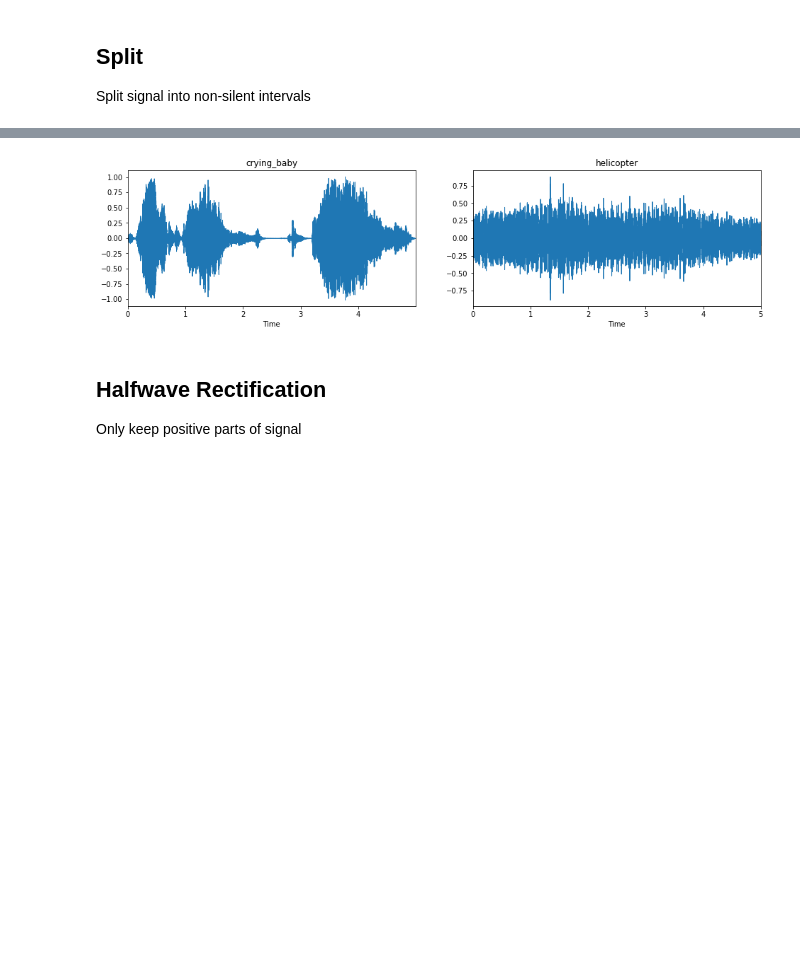
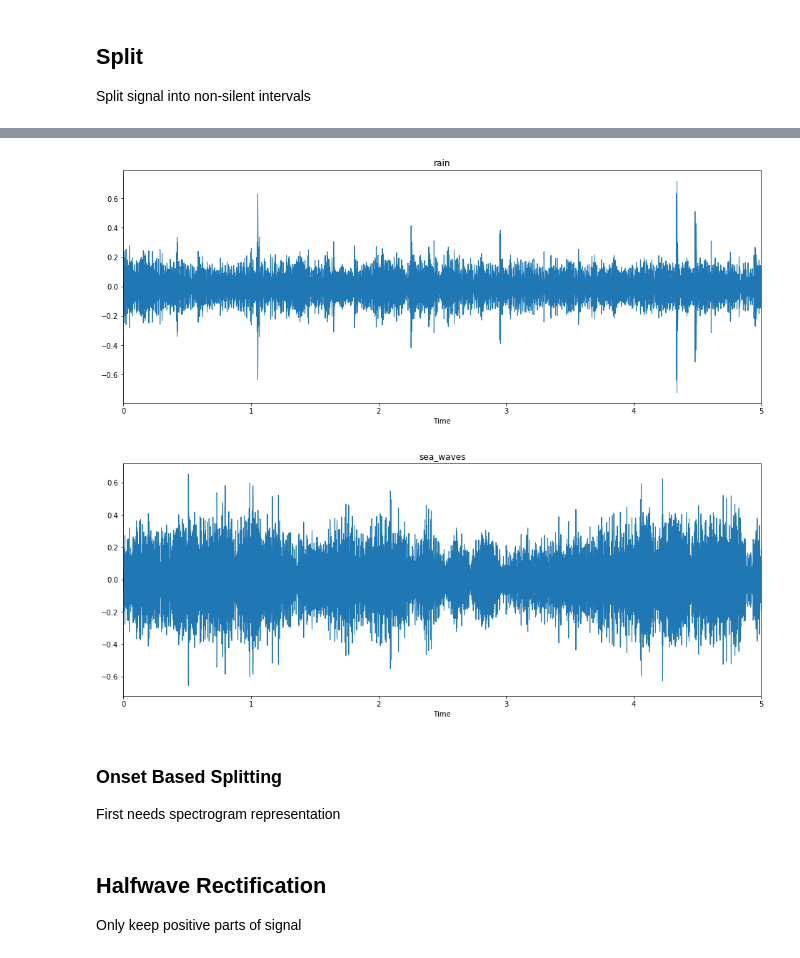
Before and after one commit to DeanPFZ/deep-audio-public, a Jupyter notebook: src/Peripheral Analyzer.ipynb, the cells around one changed output, grey strips where cells are left out. Saved outputs shown, nothing was run; the diff lists cells and outputs as text; code cells hidden in the pictures; blank space fills up the shorter version.

```diff
--- a/src/Peripheral Analyzer.ipynb
+++ b/src/Peripheral Analyzer.ipynb
@@ -8,11 +8,13 @@ import numpy as np
 import time
 import librosa as libr
 import librosa.display as ldis
+global_figsize = (16,6)
 # %% [markdown]
 # Reading Database
 Using pandas to read in the database for audio loading
 # %%
 dataset = pd.read_csv('../ESC-50/meta/esc50.csv')
+dataset = dataset[dataset['esc10'] == True]
 dataset.head()
 # %% [output]
 |  | filename | fold | target | category | esc10 | src_file | take |
@@ -24,5 +26,5 @@ dataset.head()
 # %%
-samples = dataset[dataset['esc10'] == True].sample(2)
+samples = dataset.sample(2)
 samples.head()
 # %% [output]
 |  | filename | fold | target | category | esc10 | src_file | take |
@@ -49,21 +50,18 @@ ldis.waveplot(y1, sr1)
 ## Split
 Split signal into non-silent intervals
 # %%
-y0 = [y0[i[0]:i[1]] for i in libr.effects.split(y0, frame_length=512, hop_length=256)]
-y1 = [y1[i[0]:i[1]] for i in libr.effects.split(y1, frame_length=512, hop_length=256)]
-subplots = len(y0) + len(y1)
+y0_orig = [y0[i[0]:i[1]] for i in libr.effects.split(y0, frame_length=512, hop_length=256, top_db=30)]
+y1_orig = [y1[i[0]:i[1]] for i in libr.effects.split(y1, frame_length=512, hop_length=256, top_db=30)]
 # %%
-plt.figure(figsize=(16, 12))
-plt.title('Split Waveforms')
-j = 0
-for i in range(0, len(y0)):
-    j+=1
-    ax=plt.subplot(3,subplots,j)
-    ax.set_title(samples.iloc[0]['category'])
-    ldis.waveplot(y0[i], sr0)
-for i in range(0, len(y1)):
-    j+=1
-    ax=plt.subplot(3,subplots,j)
-    ax.set_title(samples.iloc[1]['category'])
-    ldis.waveplot(y1[i], sr1)
+plt.figure(figsize=global_figsize)
+plt.title(samples.iloc[0]['category'])
+for i in range(0, len(y0_orig)):
+    ax=plt.subplot(1,len(y0_orig),i+1)
+    ldis.waveplot(y0_orig[i], sr0)
+
+plt.figure(figsize=global_figsize)
+plt.title(samples.iloc[1]['category'])
+for i in range(0, len(y1_orig)):
+    ax=plt.subplot(1,len(y1_orig),i+1)
+    ldis.waveplot(y1_orig[i], sr1)
 # %% [output]
@@ -70 +70,5 @@ for i in range(0, len(y1)):
-[figure, old version]
+[figure, new version]
+[figure, added]
+# %% [markdown]
+### Onset Based Splitting
+First needs spectrogram representation
```
Also changed, not shown: parts of 32 cells of this notebook.
